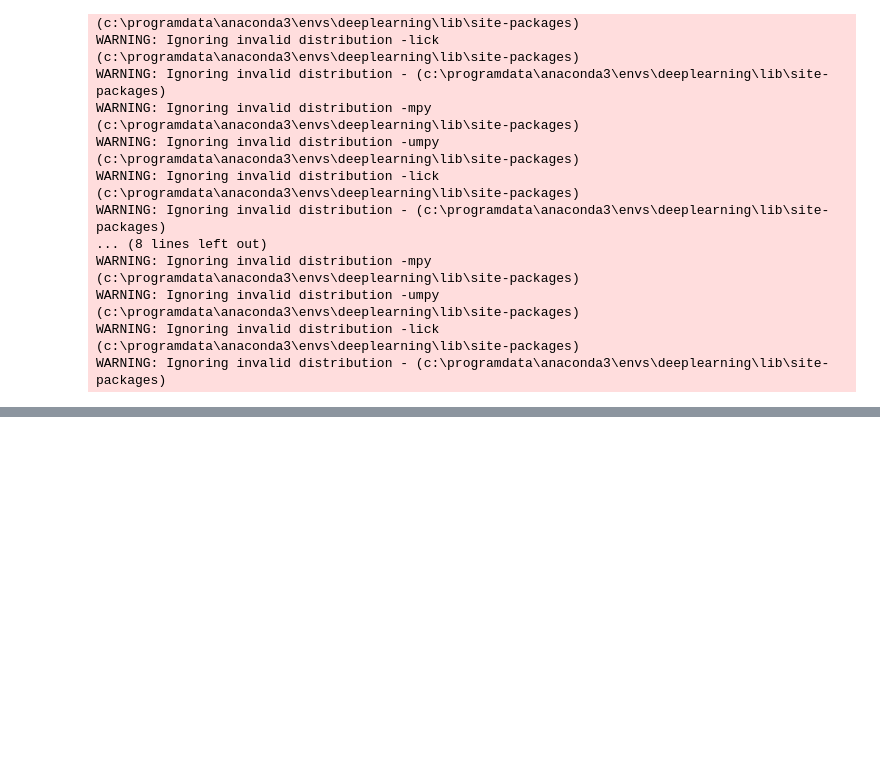
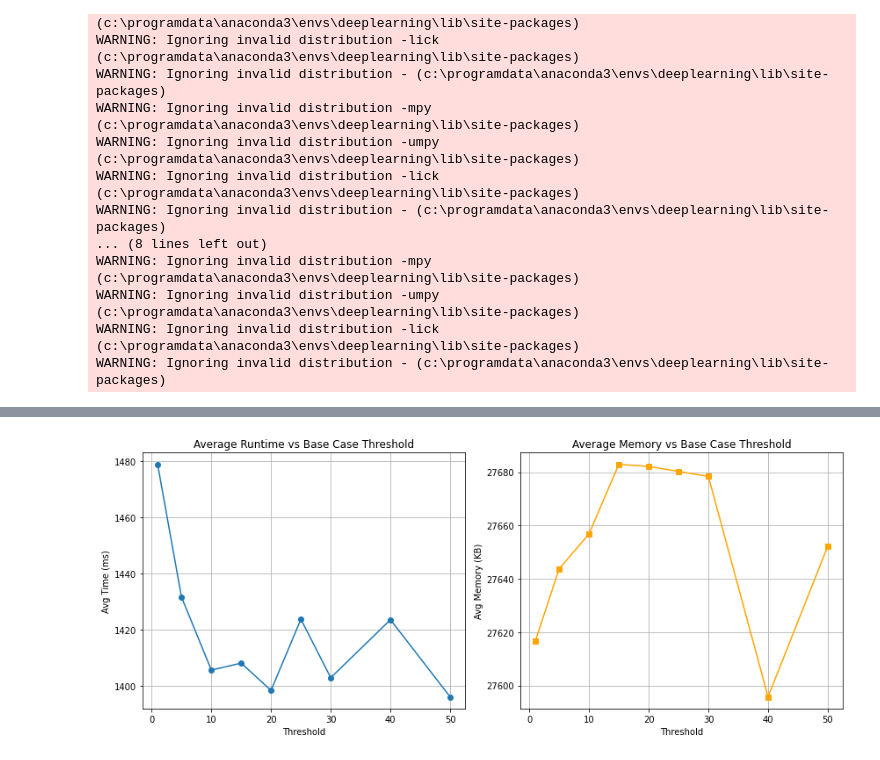
Before and after one commit to yashgawankar/Sequence-Alignment, a Jupyter notebook: test.ipynb, the cells around one changed output, grey strips where cells are left out. Drawn from its saved outputs; the diff is of its cells as text; code cells hidden in the pictures; blank space fills up the shorter version.

Commit message:
Sequence Alignment - .py and .sh with benchmarking script in ipynb for base case threshold - efficient_3.py

```diff
--- a/test.ipynb
+++ b/test.ipynb
@@ -203,3 +203,74 @@ def run(input_file, output_file, method):
 run("datapoints/in10.txt", "outputs/out_10.txt", seq_align_basic)
 # %%
 run("datapoints/in10.txt", "outputs/out_me_10.txt", seq_align_memeff)
+# %%
+import os
+import subprocess
+import matplotlib.pyplot as plt
+from statistics import mean
+
+# === CONFIG ===
+thresholds = [1, 5, 10, 15, 20, 25, 30, 40, 50]
+data_folder = "datapoints"  # Folder with 15 input files
+output_path = "temp_output.txt"
+
+# === COLLECT ALL INPUT FILES ===
+input_files = [os.path.join(data_folder, f) for f in os.listdir(data_folder) if f.endswith(".txt")]
+input_files.sort()  # optional: to ensure consistent order
+
+# === STORAGE ===
+results = {
+    t: {'time': [], 'memory': [], 'costs': []}
+    for t in thresholds
+}
+
+print(f"Benchmarking {len(input_files)} files across {len(thresholds)} thresholds...\n")
+
+for t in thresholds:
+    print(f"\n--- Threshold: {t} ---")
+    for input_file in input_files:
+        result = subprocess.run(
+            ['python3', 'efficient_3.py', input_file, output_path, str(t)],
+            capture_output=True, text=True
+        )
+
+        if result.returncode != 0:
+            print(f"❌ {input_file} failed at threshold {t}")
+            print(result.stderr)
+            continue
+
+        with open(output_path, 'r') as f:
+            lines = f.readlines()
+            cost = int(lines[0].strip())
+            time_ms = float(lines[3].strip())
+            mem_kb = float(lines[4].strip())
+
+        results[t]['time'].append(time_ms)
+        results[t]['memory'].append(mem_kb)
+        results[t]['costs'].append(cost)
+
+        print(f"{os.path.basename(input_file):<20} ✅ Time: {time_ms:.1f} ms | Mem: {mem_kb:.1f} KB | Cost: {cost}")
+
+# === PLOT AVERAGE TIME + MEMORY ===
+avg_times = [mean(results[t]['time']) for t in thresholds]
+avg_memory = [mean(results[t]['memory']) for t in thresholds]
+
+plt.figure(figsize=(12, 5))
+
+plt.subplot(1, 2, 1)
+plt.plot(thresholds, avg_times, marker='o')
+plt.title("Average Runtime vs Base Case Threshold")
+plt.xlabel("Threshold")
+plt.ylabel("Avg Time (ms)")
+plt.grid(True)
+
+plt.subplot(1, 2, 2)
+plt.plot(thresholds, avg_memory, marker='s', color='orange')
+plt.title("Average Memory vs Base Case Threshold")
+plt.xlabel("Threshold")
+plt.ylabel("Avg Memory (KB)")
+plt.grid(True)
+
+plt.tight_layout()
+plt.show()
+# %% [output]
@@ -205,0 +294 @@ run("datapoints/in10.txt", "outputs/out_me_10.txt", seq_align_memeff)
+[figure, added]
```
Also changed, not shown: parts of 1 cell of this notebook, 6 other files.
